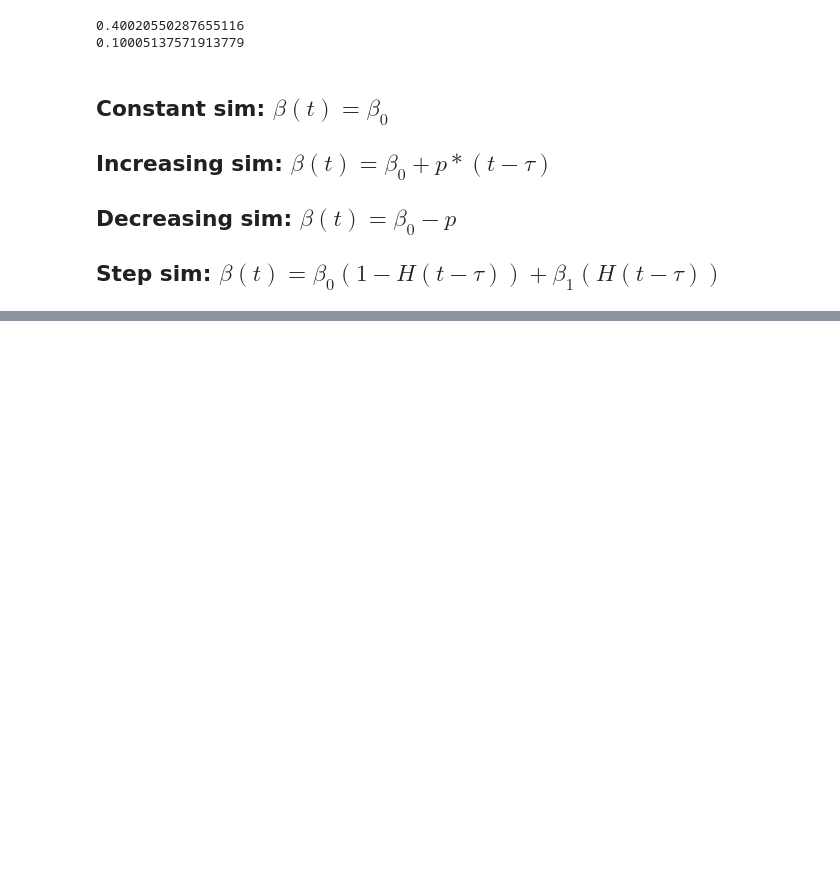
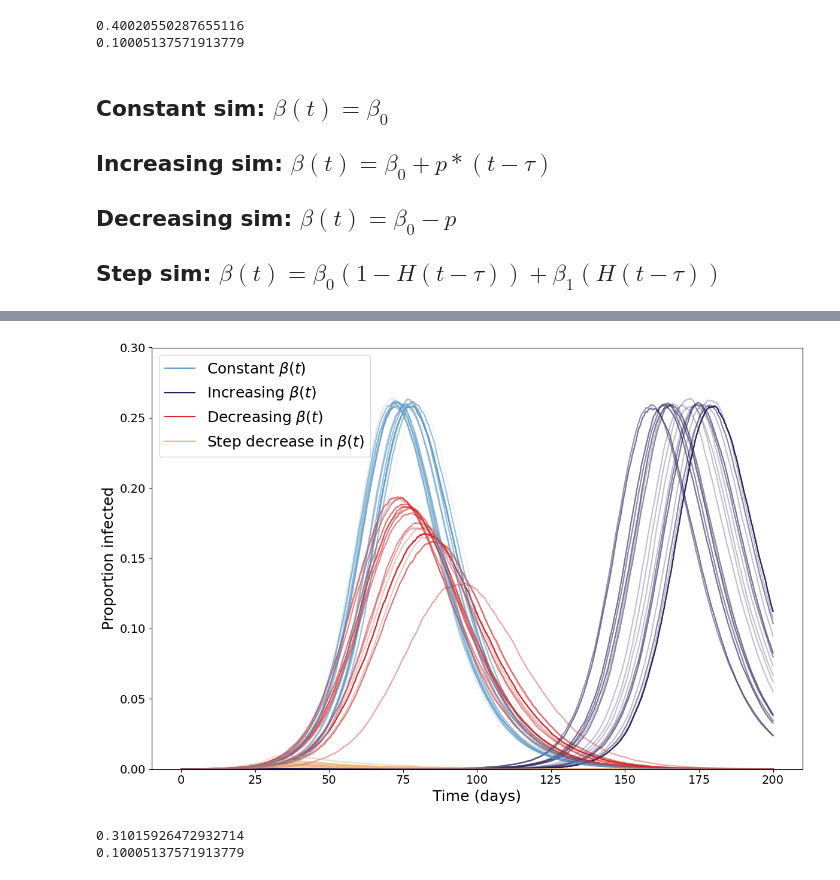
Before and after one commit to joshlooks/COVIDews, a Jupyter notebook: simulations.ipynb, the cells around one changed output, grey strips where cells are left out. Drawn from its saved outputs; the diff is of its cells as text; code cells hidden in the pictures; blank space fills up the shorter version.

```diff
--- a/simulations.ipynb
+++ b/simulations.ipynb
@@ -212,2 +223,22 @@ for i in range(num_res):
+# %%
+import pickle
+if True:
+    with open('alpha_I.pkl','wb') as f:
+        pickle.dump(I_dict,f)
+    with open('alpha_R.pkl','wb') as f:
+        pickle.dump(R_dict,f)
+else:
+    with open('alpha_I.pkl','rb') as f:
+        I_dict = pickle.load(I_dict,f)
+        I_constant = I_dict['cst']
+        I_increasing = I_dict['inc']
+        I_decreasing = I_dict['dec']
+        I_step = I_dict['step']
+    with open('alpha_R.pkl','rb') as f:
+        Reff_dict = pickle.load(R_dict,f)
+        Reff_constant = R_dict['cst']
+        Reff_increasing = R_dict['inc']
+        Reff_decreasing = R_dict['dec']
+        Reff_step = R_dict['step']
 # %%
 constant_crit = np.mean(times[np.where(np.abs(np.mean(Reff_constant,axis=0)-1)<=1e-2)])
@@ -405,0 +444,40 @@ plt.show()
+# %%
+fig, ax = plt.subplots(figsize=(12,8))
+ax.plot(times, I_constant[0], '#629FCA',label=r'Constant $\beta(t)$')
+ax.plot(times, I_increasing[0], '#2A1E5C',label=r'Increasing $\beta(t)$')
+ax.plot(times, I_decreasing[0], '#D62828',label=r'Decreasing $\beta(t)$')
+ax.plot(times, I_step[0], '#F0B67F',label=r'Step decrease in $\beta(t)$')
+for i in range(1,100):
+    ax.plot(times, I_constant[i], '#629FCA',alpha=0.1,)
+    ax.plot(times, I_increasing[i], '#2A1E5C',alpha=0.1)
+    ax.plot(times, I_decreasing[i], '#D62828',alpha=0.1)
+    ax.plot(times, I_step[i], '#F0B67F',alpha=0.1)
+ax.legend(fontsize=18)
+ax.set_ylim([0,0.3])
+ax.set_ylabel('Proportion infected',fontsize=18)
+ax.set_xlabel('Time (days)',fontsize=18)
+ax.tick_params(axis='x', labelsize=14)
+ax.tick_params(axis='y', labelsize=14)
+plt.tight_layout()
+plt.savefig("Figures/alpha_res.pdf",dpi=2400,bbox_inches='tight')
+# %% [output]
+[figure, added]
+# %%
+# Constant Parameters
+N = 1e5  # Total population
+delta = 1/5 # Symptom onset rate (1/delta is the infectious)
+gamma = 1/10  # Recovery rate (1/gamma is the infectious period)
+R_0 = 3.1 # Basic reproduction number estimated for alpha variant
+mu = 0.00003424657  # Birth and death rate
+initial_infected = 10
+initial_exposed = 0
+max_time = 200
+beta0 = R_0 * (delta+mu)*(gamma+mu)/delta
+num_res = 100
+print(beta0)
+
+beta_trans = 1 * (delta+mu)*(gamma+mu)/delta
+print(beta_trans)
+# %% [output]
+0.31015926472932714
+0.10005137571913779
```
Also changed, not shown: parts of 19 cells of this notebook, 12 other files.
